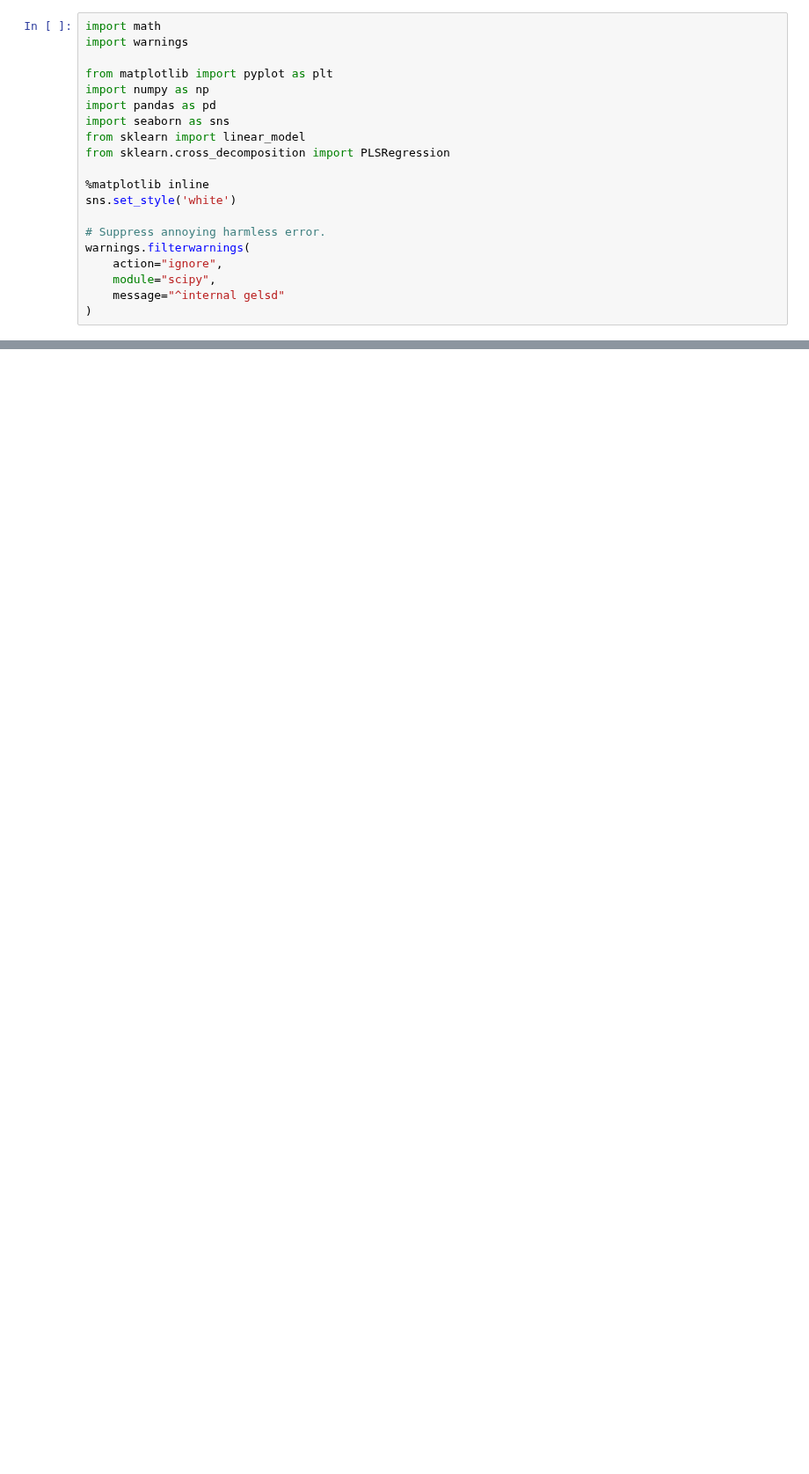
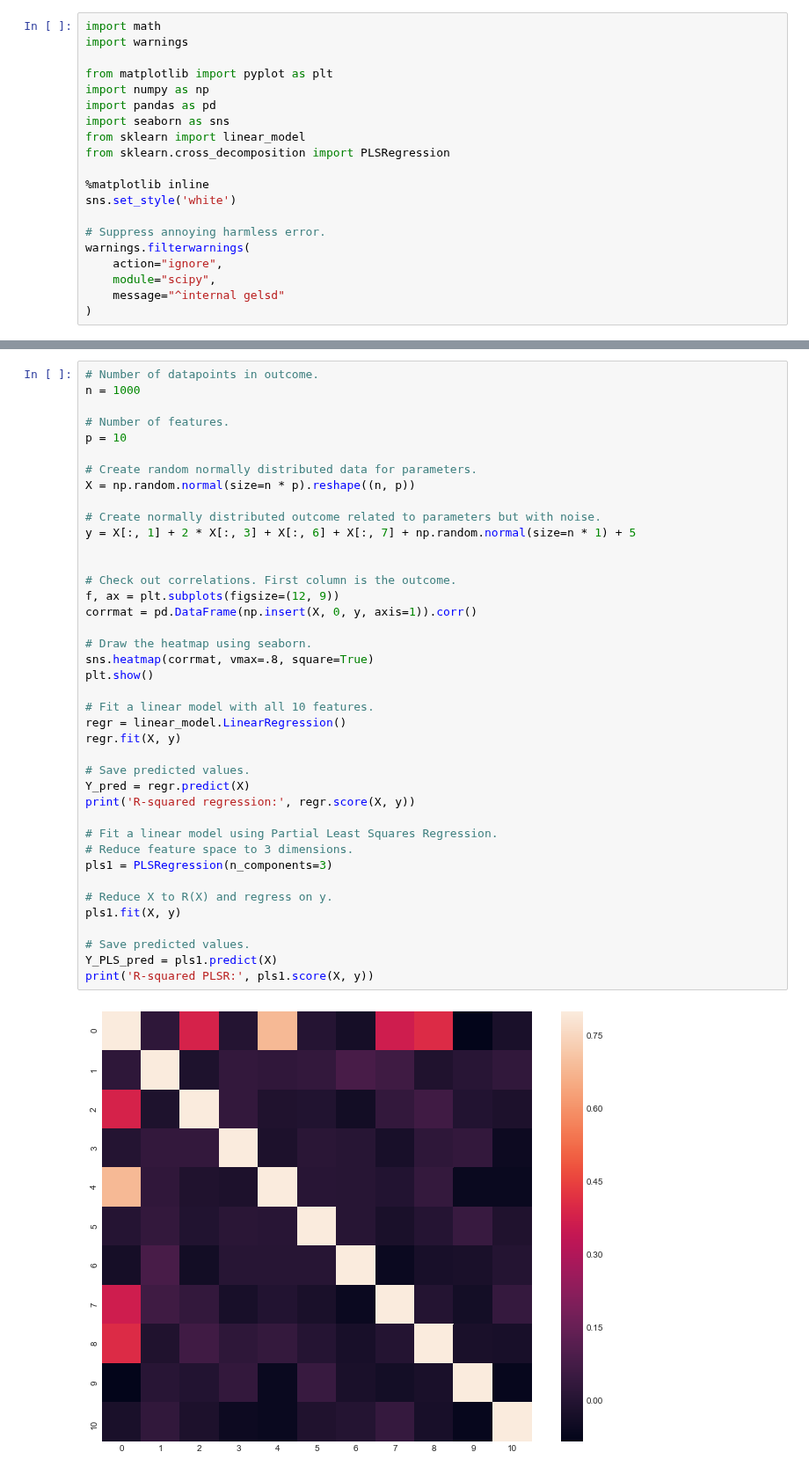
Before and after one commit to Toddizmo/Thinkful, a Jupyter notebook: 2.5.3 Dimensionality Reduction in Linear Regression.ipynb, the cells around one changed output, grey strips where cells are left out. Shown at 88% size. Cells and saved outputs as stored; diff of their text form; blank space fills up the shorter version.

```diff
--- a/2.5.3 Dimensionality Reduction in Linear Regression.ipynb
+++ b/2.5.3 Dimensionality Reduction in Linear Regression.ipynb
@@ -154,0 +294,42 @@ R-squared PLSR: 0.9846750322885195
+# %%
+# Number of datapoints in outcome.
+n = 1000
+
+# Number of features.
+p = 10
+
+# Create random normally distributed data for parameters.
+X = np.random.normal(size=n * p).reshape((n, p))
+
+# Create normally distributed outcome related to parameters but with noise.
+y = X[:, 1] + 2 * X[:, 3] + X[:, 6] + X[:, 7] + np.random.normal(size=n * 1) + 5
+
+
+# Check out correlations. First column is the outcome.
+f, ax = plt.subplots(figsize=(12, 9))
+corrmat = pd.DataFrame(np.insert(X, 0, y, axis=1)).corr()
+
+# Draw the heatmap using seaborn.
+sns.heatmap(corrmat, vmax=.8, square=True)
+plt.show()
+
+# Fit a linear model with all 10 features.
+regr = linear_model.LinearRegression()
+regr.fit(X, y)
+
+# Save predicted values.
+Y_pred = regr.predict(X)
+print('R-squared regression:', regr.score(X, y))
+
+# Fit a linear model using Partial Least Squares Regression.
+# Reduce feature space to 3 dimensions.
+pls1 = PLSRegression(n_components=3)
+
+# Reduce X to R(X) and regress on y.
+pls1.fit(X, y)
+
+# Save predicted values.
+Y_PLS_pred = pls1.predict(X)
+print('R-squared PLSR:', pls1.score(X, y))
+# %% [output]
+[figure, added]
```
Also changed, not shown: parts of 10 cells of this notebook.
